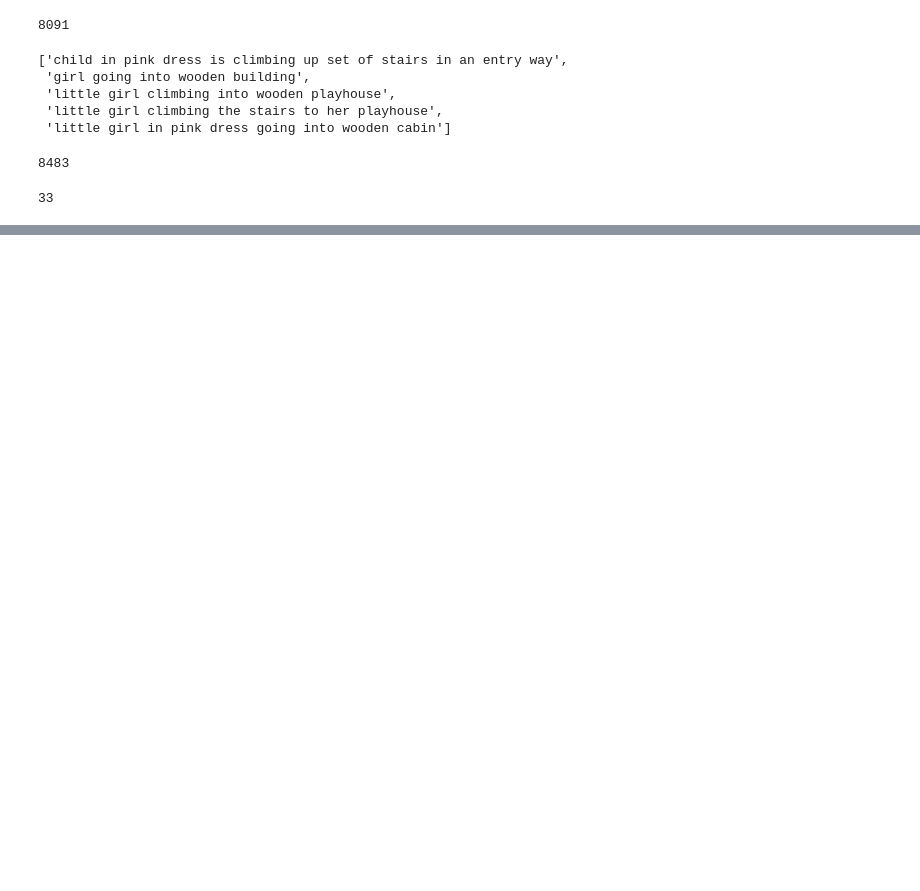
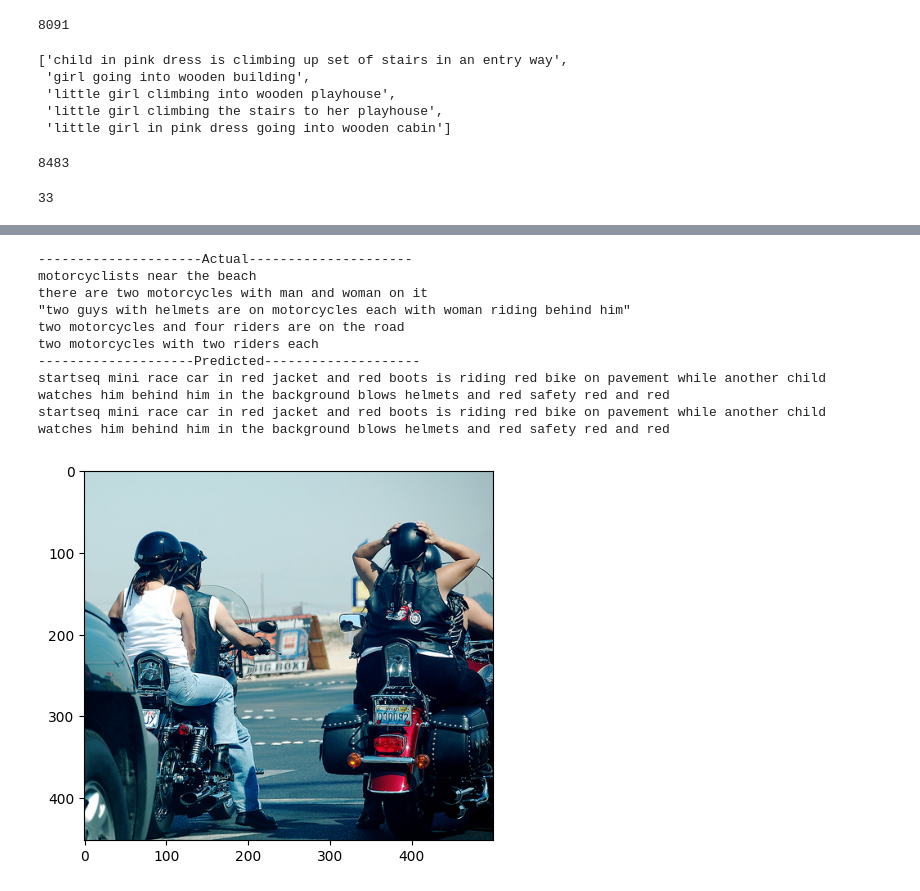
Before and after one commit to AndrewH06/captionify, a Jupyter notebook: main.ipynb, the cells around one changed output, grey strips where cells are left out. Saved outputs shown, nothing was run; the diff lists cells and outputs as text; code cells hidden in the pictures; blank space fills up the shorter version.

```diff
--- a/main.ipynb
+++ b/main.ipynb
@@ -230,7 +232,7 @@ max_length
 # %%
 #train test split
 image_ids = list(mapping.keys())
-train, test = train_test_split(image_ids, test_size=0.2, random_state=42)
+train, test = train_test_split(image_ids, test_size=0.05, random_state = 10)
 # %%
 #getting batch, for sequence to sequence model
 def data_generator(data_keys, mapping, features, tokenizer, max_length, vocab_size, batch_size):
@@ -305,8 +305,8 @@ def data_generator(data_keys, mapping, features, tokenizer, max_length, vocab_si
                 X1, X2, y = list(), list(), list()
                 n = 0
 # %%
-epochs = 50
-batch_size = 32
+epochs = 10
+batch_size = 64
 steps = len(train) // batch_size
 
 for i in range(epochs):
@@ -374,7 +369,7 @@ def generate_caption(image_name):
     # load the image
     # image_name = "1001773457_577c3a7d70.jpg"
     image_id = image_name.split('.')[0]
-    img_path = os.path.join("base_direct", "Images", image_name)
+    img_path = os.path.join(base_direct, "Images", image_name)
     image = Image.open(img_path)
     captions = mapping[image_id]
     print('---------------------Actual---------------------')
@@ -385,3 +380,19 @@ def generate_caption(image_name):
     print('--------------------Predicted--------------------')
     print(y_pred)
     plt.imshow(image)
+    return y_pred
+# %%
+test1 = test[12]
+caption_tested = generate_caption(test1 + ".jpg")
+print(caption_tested)
+# %% [output]
+---------------------Actual---------------------
+motorcyclists near the beach
+there are two motorcycles with man and woman on it
+"two guys with helmets are on motorcycles each with woman riding behind him"
+two motorcycles and four riders are on the road
+two motorcycles with two riders each
+--------------------Predicted--------------------
+startseq mini race car in red jacket and red boots is riding red bike on pavement while another child watches him behind him in the background blows helmets and red safety red and red
+startseq mini race car in red jacket and red boots is riding red bike on pavement while another child watches him behind him in the background blows helmets and red safety red and red
+[figure, added]
```
Also changed, not shown: parts of 5 cells of this notebook, 4 other files.
